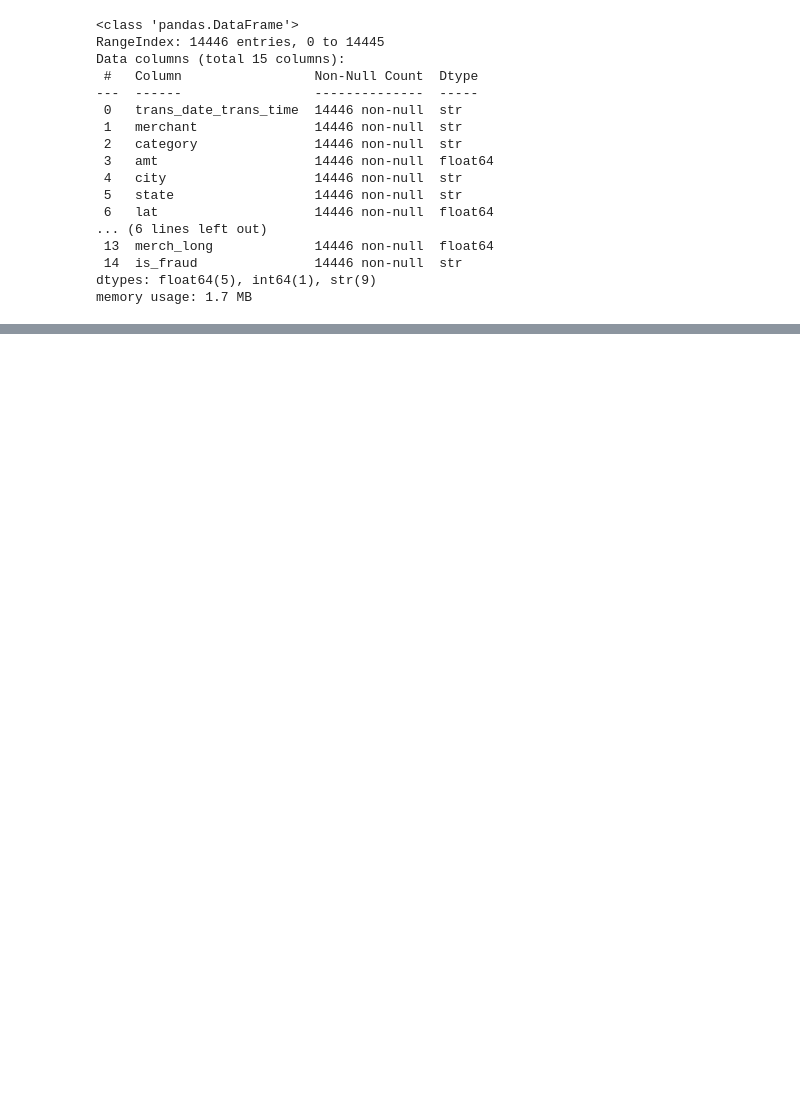
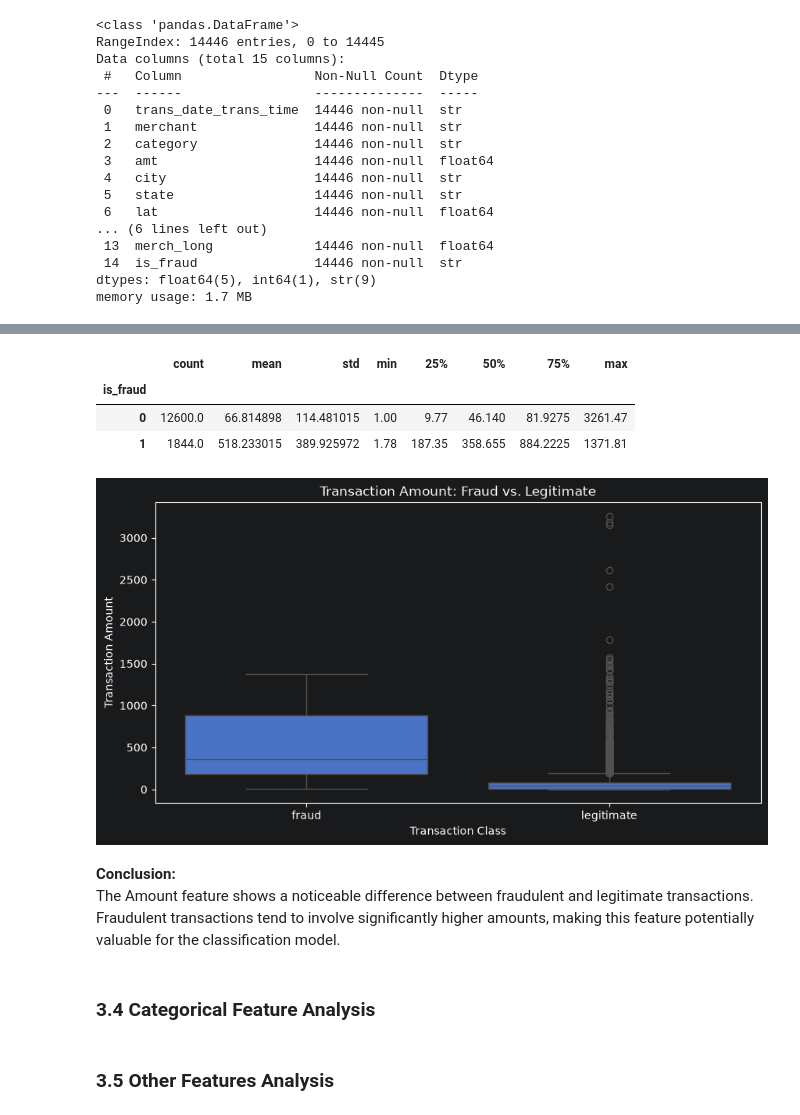
Before and after one commit to jalbersdoerfer/credit-card-fraud-detection, a Jupyter notebook: notebooks/credit_card_fraud_new_data.ipynb, the cells around one changed output, grey strips where cells are left out. Drawn from its saved outputs; the diff is of its cells as text; code cells hidden in the pictures; blank space fills up the shorter version.

```diff
--- a/notebooks/credit_card_fraud_new_data.ipynb
+++ b/notebooks/credit_card_fraud_new_data.ipynb
@@ -210,0 +204,30 @@ Clear stable feature here. Use for model with One-Hot-Encoding
+# %%
+# Fraud vs. Non-Fraud Comparison
+df.groupby('is_fraud')['amt'].describe()
+# %% [output]
+|  | count | mean | std | min | 25% | 50% | 75% | max |
+| is_fraud |  |  |  |  |  |  |  |  |
+| 0 | 12600.0 | 66.814898 | 114.481015 | 1.00 | 9.77 | 46.140 | 81.9275 | 3261.47 |
+| 1 | 1844.0 | 518.233015 | 389.925972 | 1.78 | 187.35 | 358.655 | 884.2225 | 1371.81 |
+# %%
+# Visualize
+plt.figure(figsize=(10, 5))
+
+sns.boxplot(data=df, x="is_fraud", y="amt")
+
+plt.xticks(ticks=[0,1], labels=['fraud', 'legitimate'])
+plt.title("Transaction Amount: Fraud vs. Legitimate")
+plt.xlabel("Transaction Class")
+plt.ylabel("Transaction Amount")
+
+plt.show()
+# %% [output]
+[figure, added]
+# %% [markdown]
+**Conclusion:**\
+The Amount feature shows a noticeable difference between fraudulent and legitimate transactions.\
+Fraudulent transactions tend to involve significantly higher amounts, making this feature potentially valuable for the classification model.
+# %% [markdown]
+### 3.4 Categorical Feature Analysis
+# %% [markdown]
+### 3.5 Other Features Analysis
```
Also changed, not shown: parts of 50 cells of this notebook, 2 other files.
